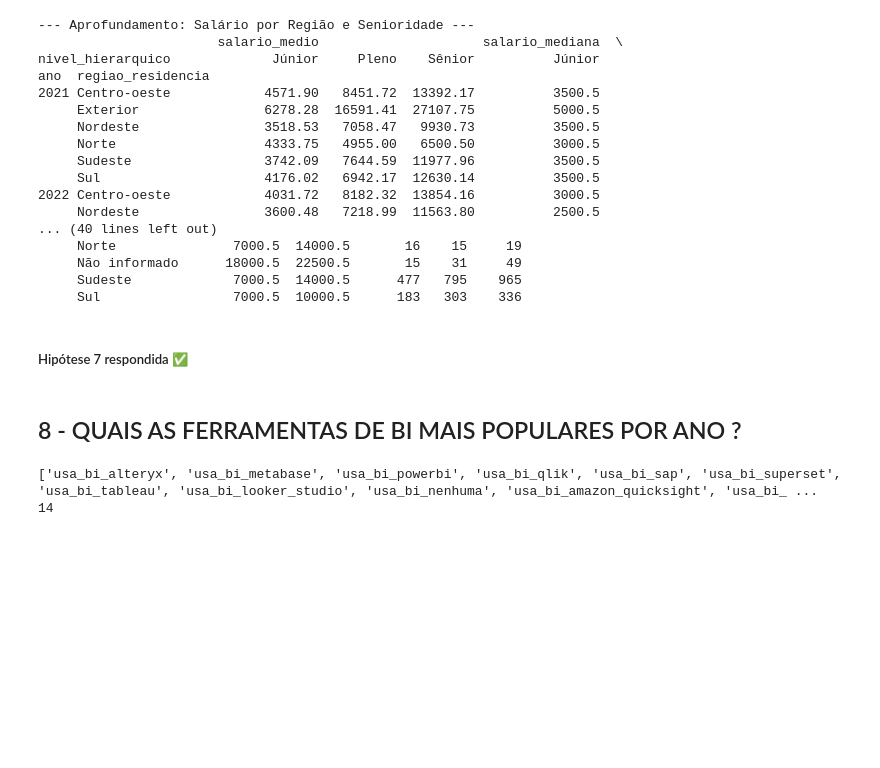
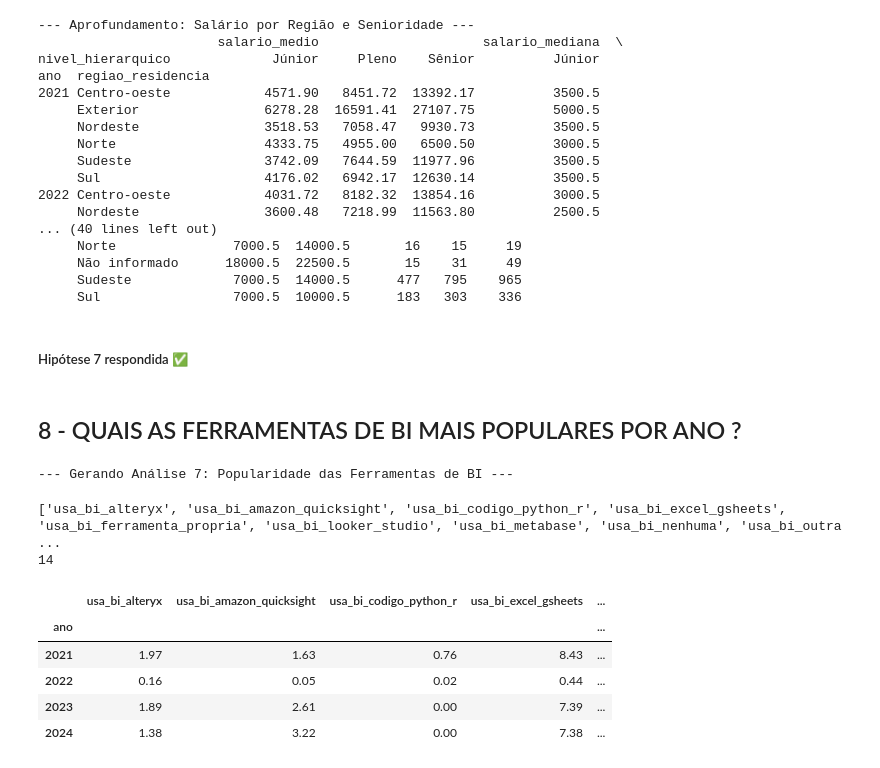
Before and after one commit to joao-wess/state-of-data-brasil-analise, a Jupyter notebook: notebook/06_analise_exploratoria_e_prep_dashboard.ipynb, the cells around one changed output. Saved outputs shown, nothing was run; the diff lists cells and outputs as text; code cells hidden in the pictures; blank space fills up the shorter version.

```diff
--- a/notebook/06_analise_exploratoria_e_prep_dashboard.ipynb
+++ b/notebook/06_analise_exploratoria_e_prep_dashboard.ipynb
@@ -524,6 +522,24 @@ colunas_bi = [col for col in df_final.columns if col.startswith('usa_bi_')]
+# %%
+print("--- Gerando Análise 7: Popularidade das Ferramentas de BI ---")
+colunas_bi = sorted([col for col in df_final.columns if col.startswith('usa_bi_')])
+# %% [output]
+--- Gerando Análise 7: Popularidade das Ferramentas de BI ---
 # %%
 print(colunas_bi)
 print(len(colunas_bi))
 # %% [output]
-['usa_bi_alteryx', 'usa_bi_metabase', 'usa_bi_powerbi', 'usa_bi_qlik', 'usa_bi_sap', 'usa_bi_superset', 'usa_bi_tableau', 'usa_bi_looker_studio', 'usa_bi_nenhuma', 'usa_bi_amazon_quicksight', 'usa_bi_ ...
+['usa_bi_alteryx', 'usa_bi_amazon_quicksight', 'usa_bi_codigo_python_r', 'usa_bi_excel_gsheets', 'usa_bi_ferramenta_propria', 'usa_bi_looker_studio', 'usa_bi_metabase', 'usa_bi_nenhuma', 'usa_bi_outra ...
 14
+# %%
+popularidade_bi = df_final.groupby('ano')[colunas_bi].sum()
+total_respondentes_ano = df_final['ano'].value_counts()
+popularidade_bi_pct = popularidade_bi.div(total_respondentes_ano, axis=0).mul(100).round(2)
+# %%
+popularidade_bi_pct
+# %% [output]
+|  | usa_bi_alteryx | usa_bi_amazon_quicksight | usa_bi_codigo_python_r | usa_bi_excel_gsheets | ... |
+| ano |  |  |  |  | ... |
+| 2021 | 1.97 | 1.63 | 0.76 | 8.43 | ... |
+| 2022 | 0.16 | 0.05 | 0.02 | 0.44 | ... |
+| 2023 | 1.89 | 2.61 | 0.00 | 7.39 | ... |
+| 2024 | 1.38 | 3.22 | 0.00 | 7.38 | ... |
```
Also changed, not shown: parts of 8 cells of this notebook, 1 other file.
